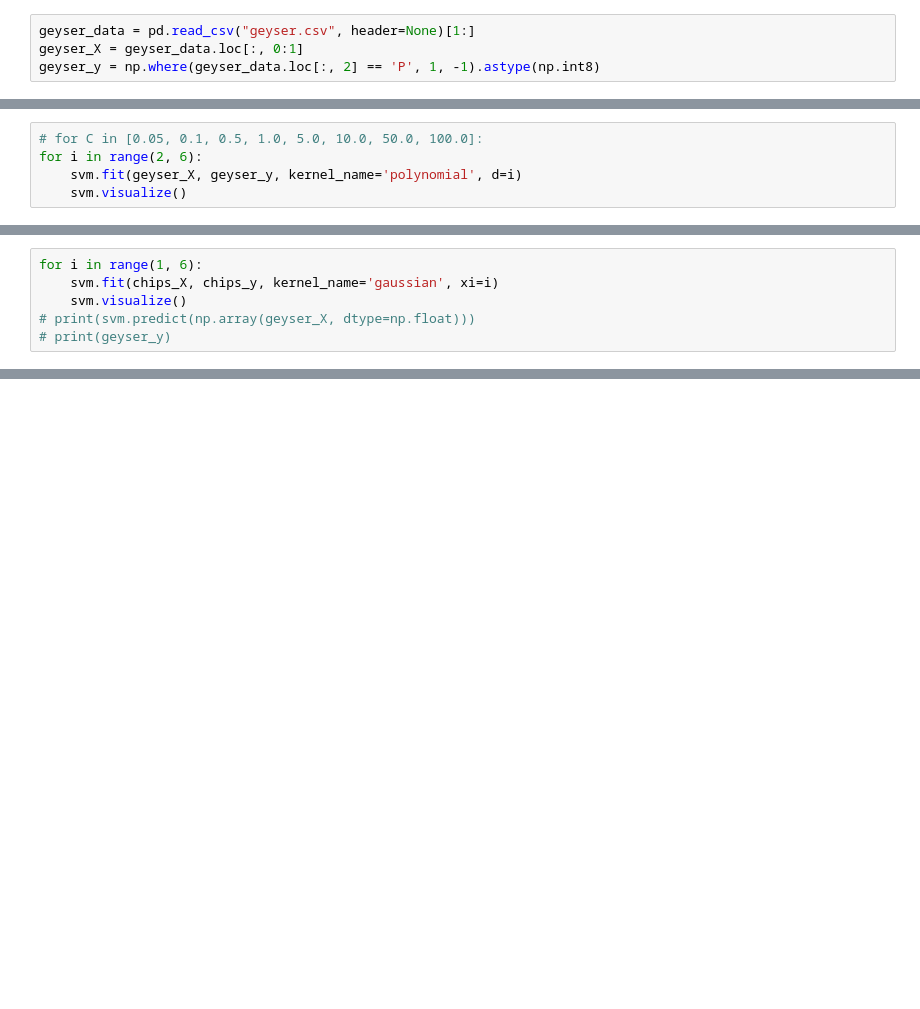
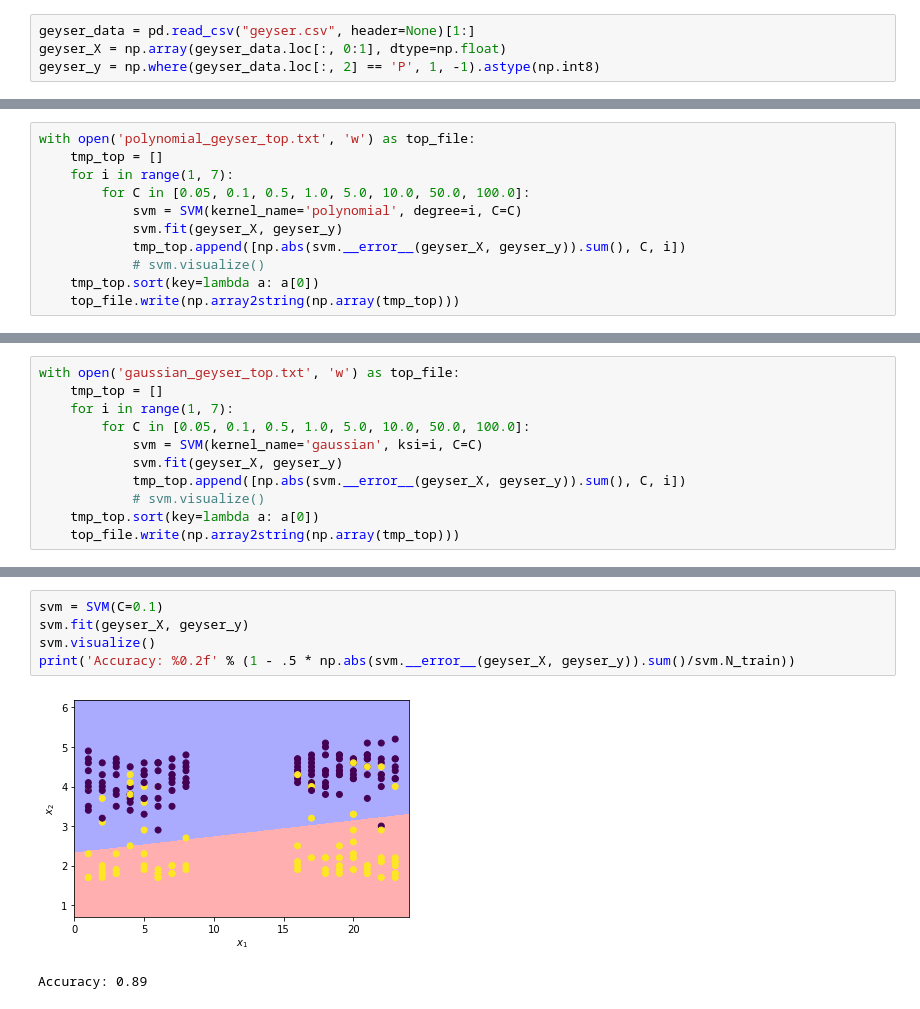
Before and after one commit to NeutralMike/ml_labs, a Jupyter notebook: 3.SVM/3.SVM.ipynb, the cells around one changed output, grey strips where cells are left out. Saved outputs shown, nothing was run; the diff lists cells and outputs as text; blank space fills up the shorter version.

```diff
--- a/3.SVM/3.SVM.ipynb
+++ b/3.SVM/3.SVM.ipynb
@@ -11,5 +9,5 @@ chips_X = chips_data.loc[:, 0:1]
 chips_y = np.where(chips_data.loc[:, 2] == 'P', 1, -1).astype(np.int8)
 # %%
 geyser_data = pd.read_csv("geyser.csv", header=None)[1:]
-geyser_X = geyser_data.loc[:, 0:1]
+geyser_X = np.array(geyser_data.loc[:, 0:1], dtype=np.float)
 geyser_y = np.where(geyser_data.loc[:, 2] == 'P', 1, -1).astype(np.int8)
@@ -131,6 +206,12 @@ svm.visualize()
 # %%
-# for C in [0.05, 0.1, 0.5, 1.0, 5.0, 10.0, 50.0, 100.0]:
-for i in range(2, 6):
-    svm.fit(geyser_X, geyser_y, kernel_name='polynomial', d=i)
-    svm.visualize()
+with open('polynomial_geyser_top.txt', 'w') as top_file:
+    tmp_top = []
+    for i in range(1, 7):
+        for C in [0.05, 0.1, 0.5, 1.0, 5.0, 10.0, 50.0, 100.0]:
+            svm = SVM(kernel_name='polynomial', degree=i, C=C)
+            svm.fit(geyser_X, geyser_y)
+            tmp_top.append([np.abs(svm.__error__(geyser_X, geyser_y)).sum(), C, i])
+            # svm.visualize()
+    tmp_top.sort(key=lambda a: a[0])
+    top_file.write(np.array2string(np.array(tmp_top)))
 # %% [output]
@@ -158,6 +218,0 @@ for i in range(2, 6):
-# %%
-for i in range(1, 6):
-    svm.fit(chips_X, chips_y, kernel_name='gaussian', xi=i)
-    svm.visualize()
-# print(svm.predict(np.array(geyser_X, dtype=np.float)))
-# print(geyser_y)
@@ -186,0 +219,11 @@ for i in range(1, 6):
+# %%
+with open('gaussian_geyser_top.txt', 'w') as top_file:
+    tmp_top = []
+    for i in range(1, 7):
+        for C in [0.05, 0.1, 0.5, 1.0, 5.0, 10.0, 50.0, 100.0]:
+            svm = SVM(kernel_name='gaussian', ksi=i, C=C)
+            svm.fit(geyser_X, geyser_y)
+            tmp_top.append([np.abs(svm.__error__(geyser_X, geyser_y)).sum(), C, i])
+            # svm.visualize()
+    tmp_top.sort(key=lambda a: a[0])
+    top_file.write(np.array2string(np.array(tmp_top)))
@@ -186,0 +264,8 @@ for i in range(1, 6):
+# %%
+svm = SVM(C=0.1)
+svm.fit(geyser_X, geyser_y)
+svm.visualize()
+print('Accuracy: %0.2f' % (1 - .5 * np.abs(svm.__error__(geyser_X, geyser_y)).sum()/svm.N_train))
+# %% [output]
+[figure, added]
+Accuracy: 0.89
```
Also changed, not shown: parts of 15 cells of this notebook, 11 other files.
